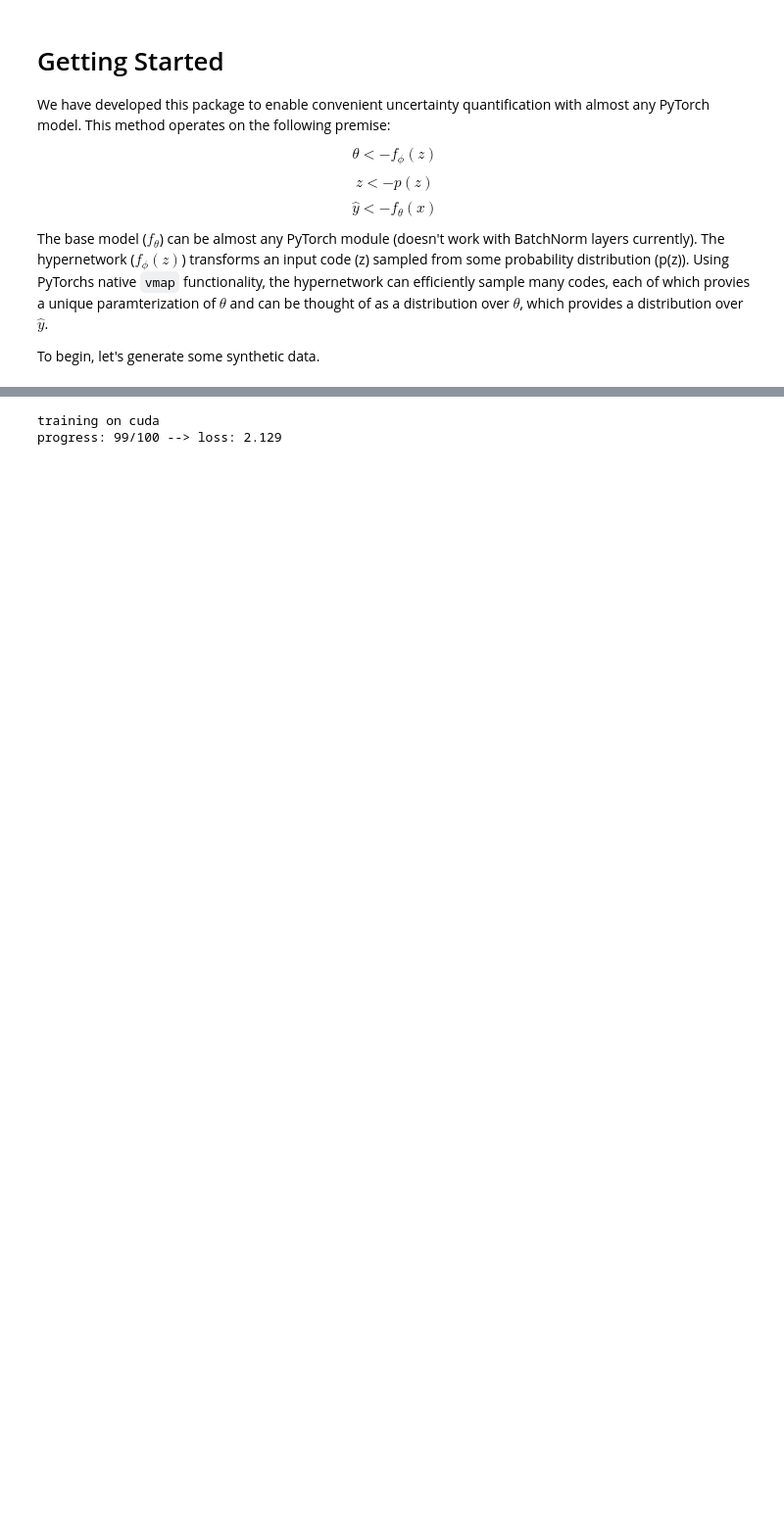
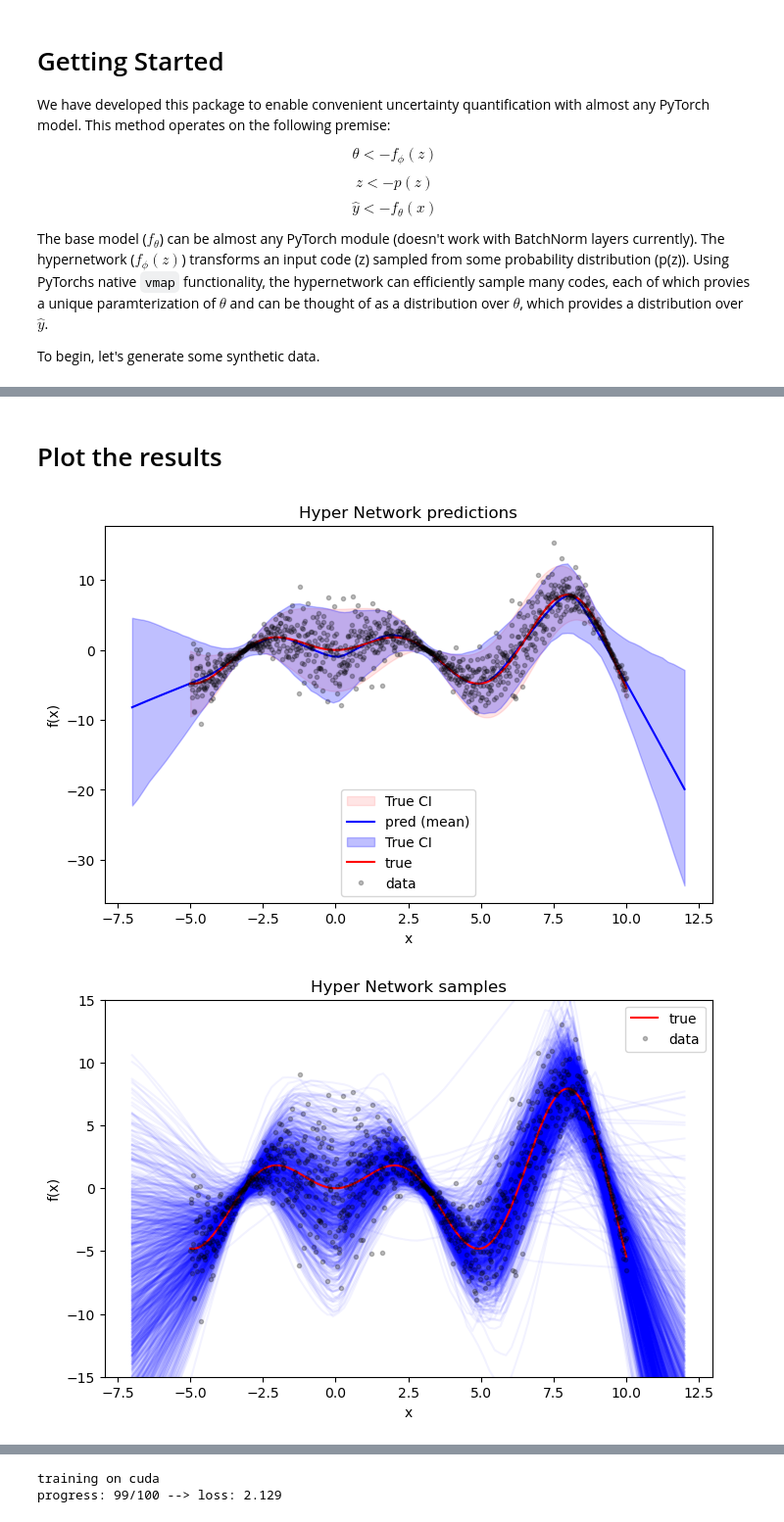
Before and after one commit to nathanieljevans/hypernet, a Jupyter notebook: notebooks/01_GETTING_STARTED.ipynb, the cells around one changed output, grey strips where cells are left out. Shown at 98% size. Saved outputs shown, nothing was run; the diff lists cells and outputs as text; code cells hidden in the pictures; blank space fills up the shorter version.

```diff
--- a/notebooks/01_GETTING_STARTED.ipynb
+++ b/notebooks/01_GETTING_STARTED.ipynb
@@ -31,2 +36,16 @@ utils.plot1d(x,y,y_true,true_lcb,true_ucb)
 
 In this case, the base model is a simple MLP.
+# %%
+class MLP(torch.nn.Module):
+    def __init__(self):
+        super().__init__()
+        self.f = torch.nn.Sequential(
+            torch.nn.Linear(1, 100),
+            torch.nn.ReLU(),
+            torch.nn.Linear(100, 100),
+            torch.nn.ReLU(),
+            torch.nn.Linear(100, 1)
+        )
+
+    def forward(self, x):
+        return self.f(x)
@@ -32,0 +54,8 @@ In this case, the base model is a simple MLP.
+# %%
+device = torch.device('cuda' if torch.cuda.is_available() else 'cpu')
+
+base_model = MLP()
+model = HyperNet(base_model, stochastic_channels=10, width=100, pz='normal', learn_pz=True).to(device)
+
+crit = EnergyDistanceLoss()
+optim = torch.optim.Adam(model.parameters(), lr=1e-4)
@@ -32,0 +93,11 @@ In this case, the base model is a simple MLP.
+# %% [markdown]
+# Plot the results
+# %%
+x2 = torch.linspace(-7,12,100)
+yhat = model(x2.unsqueeze(1).to(device), 1000)
+
+utils.plot1d(x,y,y_true,true_lcb,true_ucb, x2, yhat, title=f'Hyper Network predictions')
+utils.plot1d(x,y,y_true,true_lcb,true_ucb, x2, yhat, title=f'Hyper Network samples', plot_ci=False, ylim=(-15,15))
+# %% [output]
+[figure, added]
+[figure, added]
```
Also changed, not shown: parts of 7 cells of this notebook.
